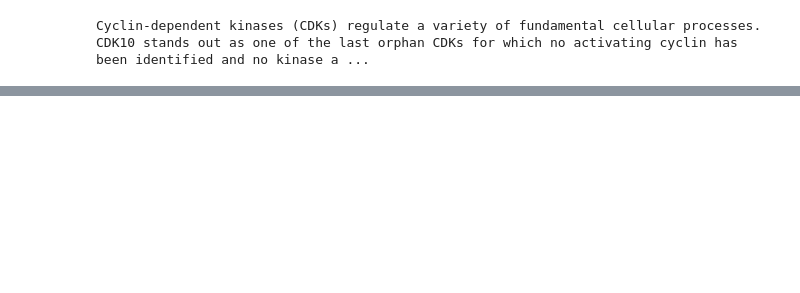
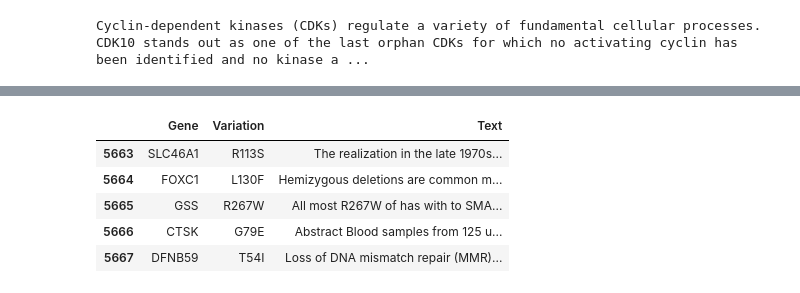
Before and after one commit to JihongL/Personalized-Medicine, a Jupyter notebook: Personal_Medicine.ipynb, the cells around one changed output, grey strips where cells are left out. Drawn from its saved outputs; the diff is of its cells as text; code cells hidden in the pictures; blank space fills up the shorter version.

```diff
--- a/Personal_Medicine.ipynb
+++ b/Personal_Medicine.ipynb
@@ -109,0 +165,16 @@ Cyclin-dependent kinases (CDKs) regulate a variety of fundamental cellular proce
+# %%
+# Dataframe 통합
+df = train_vari_df.join(train_text_df.set_index('ID'), on='ID')
+df_test = test_vari_df.join(test_text_df.set_index('ID'), on='ID')
+df_test = df_test.iloc[:,1:]
+df_y = df['Class'].values
+df_X = df[['Gene', 'Variation', 'Text']]
+# %%
+df_test.tail()
+# %% [output]
+|  | Gene | Variation | Text |
+| 5663 | SLC46A1 | R113S | The realization in the late 1970s... |
+| 5664 | FOXC1 | L130F | Hemizygous deletions are common m... |
+| 5665 | GSS | R267W | All most R267W of has with to SMA... |
+| 5666 | CTSK | G79E | Abstract Blood samples from 125 u... |
+| 5667 | DFNB59 | T54I | Loss of DNA mismatch repair (MMR)... |
```
Also changed, not shown: parts of 17 cells of this notebook.
